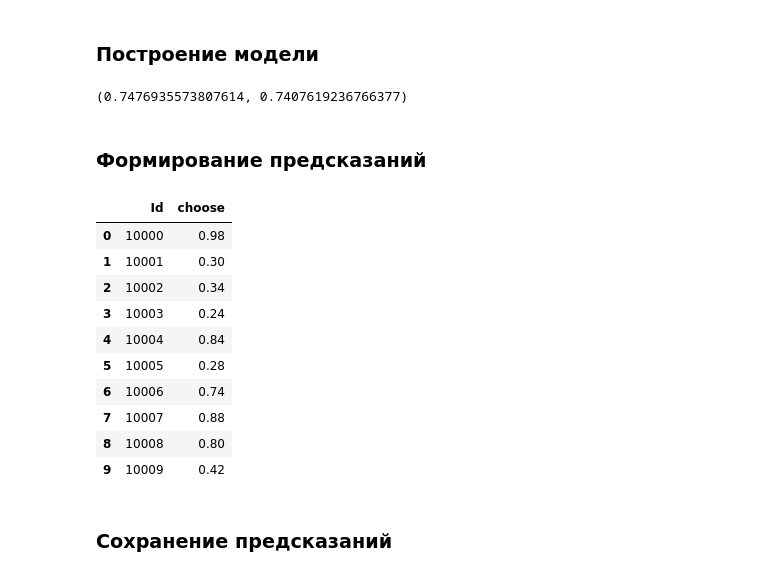
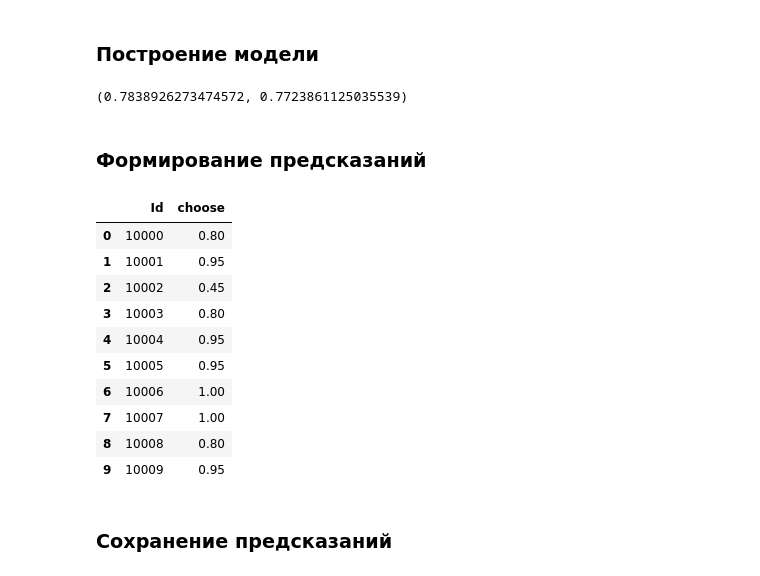
Before and after one commit to beCharlatan/gb_ai_ds_algorithms, a Jupyter notebook: notebook.ipynb, the cells around one changed output. Cells and saved outputs as stored; diff of their text form; code cells hidden in the pictures.

```diff
--- a/notebook.ipynb
+++ b/notebook.ipynb
@@ -134,6 +122,7 @@ features = ['years_of_experience', 'lesson_price', 'qualification', 'physics', '
 
 X_train = df_balanced.drop(columns=[target])
 X_train = X_train[features]
+X_test = X_test[features]
 # %%
 def standardization(df):
     '''Функция стандартизации датафрейма'''
@@ -368,12 +327,12 @@ def tree_vote(forest, data, proba = False):
 
     return voted_predictions
 # %%
-train_data, valid_data, train_labels, valid_labels = train_test_split(X_train_pca,
+train_data, valid_data, train_labels, valid_labels = train_test_split(X_train,
                                                                     y,
                                                                     test_size = 0.3,
                                                                     random_state = 4)
 # %%
-forest = random_forest(train_data, train_labels, n_trees=50)
+forest = random_forest(train_data, train_labels, n_trees=20, max_depth=3)
 # %%
 train_answers = tree_vote(forest, train_data, proba=True)
 train_score = roc_auc_score(train_labels, train_answers)
@@ -381,29 +340,29 @@ valid_answers = tree_vote(forest, valid_data, proba=True)
 valid_score = roc_auc_score(valid_labels, valid_answers)
 train_score, valid_score
 # %% [output]
-(0.7476935573807614, 0.7407619236766377)
+(0.7838926273474572, 0.7723861125035539)
 # %% [markdown]
 ### Формирование предсказаний
 # %%
-test_answers = tree_vote(forest, X_test_pca, proba=True)
+test_answers = tree_vote(forest, X_test, proba=True)
 
 preds = pd.DataFrame({
     'Id': df_test['Id'].copy(),
     'choose': test_answers
 })
 preds.head(10)
 # %% [output]
 |  | Id | choose |
-| 0 | 10000 | 0.98 |
-| 1 | 10001 | 0.30 |
-| 2 | 10002 | 0.34 |
-| 3 | 10003 | 0.24 |
-| 4 | 10004 | 0.84 |
-| 5 | 10005 | 0.28 |
-| 6 | 10006 | 0.74 |
-| 7 | 10007 | 0.88 |
+| 0 | 10000 | 0.80 |
+| 1 | 10001 | 0.95 |
+| 2 | 10002 | 0.45 |
+| 3 | 10003 | 0.80 |
+| 4 | 10004 | 0.95 |
+| 5 | 10005 | 0.95 |
+| 6 | 10006 | 1.00 |
+| 7 | 10007 | 1.00 |
 | 8 | 10008 | 0.80 |
-| 9 | 10009 | 0.42 |
+| 9 | 10009 | 0.95 |
 # %% [markdown]
 ### Сохранение предсказаний
 # %%
```
Also changed, not shown: parts of 5 cells of this notebook.
